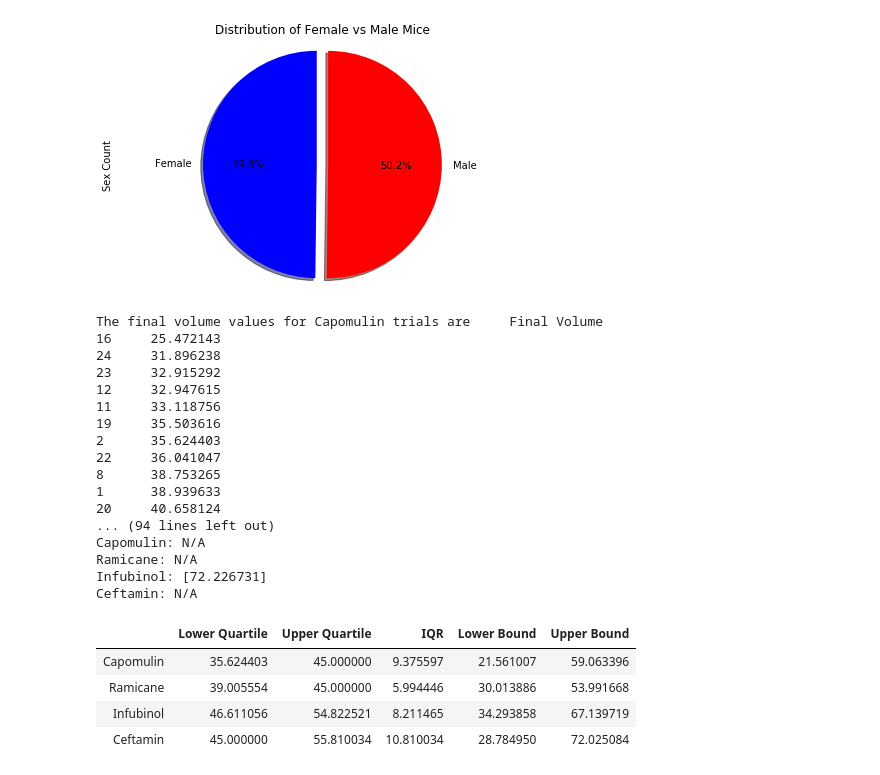
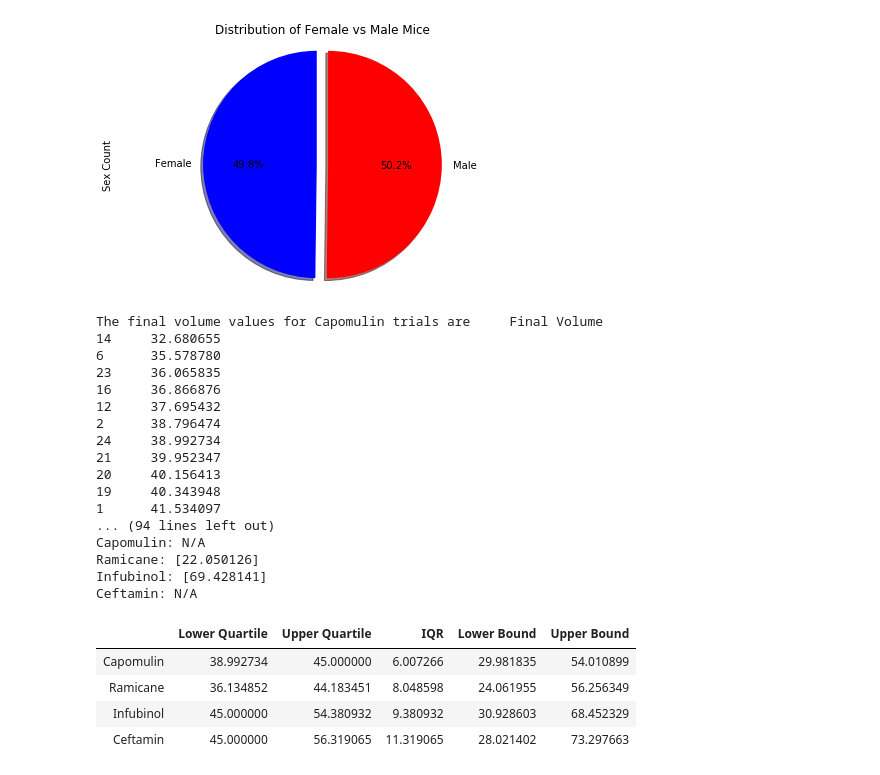
Before and after one commit to KotR9001/matplotlib-challenge, a Jupyter notebook: Pymaceuticals.ipynb, the cells around one changed output. Cells and saved outputs as stored; diff of their text form; code cells hidden in the pictures.

```diff
--- a/Pymaceuticals.ipynb
+++ b/Pymaceuticals.ipynb
@@ -204,7 +206,7 @@ final_capomulin_reg_mouse_vol = final_capomulin_reg_mouse['Tumor Volume (mm3)'].
 capomulin_list = []
 #Append Final Volumes onto Capomulin List
 for vol in final_capomulin_reg_mouse_vol[:]:
-    capomulin_list.append(vol[0])
+    capomulin_list.append(vol[-1])
 #Put List in Column
 capomulin_df = pd.DataFrame({'Final Volume':capomulin_list})
 #Sort Values
@@ -223,7 +225,7 @@ final_ramicane_reg_mouse_vol = final_ramicane_reg_mouse['Tumor Volume (mm3)'].un
 ramicane_list = []
 #Append Final Volumes onto Ramicane List
 for vol in final_ramicane_reg_mouse_vol[:]:
-    ramicane_list.append(vol[0])
+    ramicane_list.append(vol[-1])
 #Put List in Column
 ramicane_df = pd.DataFrame({'Final Volume':ramicane_list})
 #Sort Values
@@ -242,7 +244,7 @@ final_infubinol_reg_mouse_vol = final_infubinol_reg_mouse['Tumor Volume (mm3)'].
 infubinol_list = []
 #Append Final Volumes onto Infubinol List
 for vol in final_infubinol_reg_mouse_vol[:]:
-    infubinol_list.append(vol[0])
+    infubinol_list.append(vol[-1])
 #Put List in Column
 infubinol_df = pd.DataFrame({'Final Volume':infubinol_list})
 #Sort Values
@@ -261,7 +263,7 @@ final_ceftamin_reg_mouse_vol = final_ceftamin_reg_mouse['Tumor Volume (mm3)'].un
 ceftamin_list = []
 #Append Final Volumes onto Ceftamin List
 for vol in final_ceftamin_reg_mouse_vol[:]:
-    ceftamin_list.append(vol[0])
+    ceftamin_list.append(vol[-1])
 #Put List in Column
 ceftamin_df = pd.DataFrame({'Final Volume':ceftamin_list})
 #Sort Values
@@ -300,49 +302,49 @@ ceftamin_quartiles = ceftamin_df['Final Volume'].quantile([0.25,0.5,0.75])
 ceftamin_lower = ceftamin_quartiles[0.25]
 ceftamin_upper = ceftamin_quartiles[0.75]
 ceftamin_iqr = ceftamin_upper - ceftamin_lower
 ceftamin_iqr
 ceftamin_lbound = ceftamin_lower - 1.5 * ceftamin_iqr
 ceftamin_ubound = ceftamin_upper + 1.5 * ceftamin_iqr
 
 #Create a Quartile DataFrame
 quartile_df = pd.DataFrame({'Lower Quartile':[capomulin_lower, ramicane_lower, infubinol_lower, ceftamin_lower],
                            'Upper Quartile':[capomulin_upper, ramicane_upper, infubinol_upper, ceftamin_upper],
                            'IQR':[capomulin_iqr, ramicane_iqr, infubinol_iqr, ceftamin_iqr],
                            'Lower Bound':[capomulin_lbound, ramicane_lbound, infubinol_lbound, ceftamin_lbound],
                            'Upper Bound':[capomulin_ubound, ramicane_ubound, infubinol_ubound, ceftamin_ubound]},
                            index=['Capomulin', 'Ramicane', 'Infubinol', 'Ceftamin'])
 print(f"The final volume values for Capomulin trials are {capomulin_df}.")
 print(f"The final volume values for Ramicane trials are {ramicane_df}.")
 print(f"The final volume values for Infubinol trials are {infubinol_df}.")
 print(f"The final volume values for Ceftamin trials are {ceftamin_df}.")
 print("")
 print("Potential Outliers")
 print("Capomulin: N/A")
-print("Ramicane: N/A")
-print("Infubinol: [72.226731]")
+print("Ramicane: [22.050126]")
+print("Infubinol: [69.428141]")
 print("Ceftamin: N/A")
 
 quartile_df
 # %% [output]
 The final volume values for Capomulin trials are     Final Volume
-16     25.472143
-24     31.896238
-23     32.915292
-12     32.947615
-11     33.118756
-19     35.503616
-2      35.624403
-22     36.041047
-8      38.753265
-1      38.939633
-20     40.658124
+14     32.680655
+6      35.578780
+23     36.065835
+16     36.866876
+12     37.695432
+2      38.796474
+24     38.992734
+21     39.952347
+20     40.156413
+19     40.343948
+1      41.534097
 ... (94 lines left out)
 Capomulin: N/A
-Ramicane: N/A
-Infubinol: [72.226731]
+Ramicane: [22.050126]
+Infubinol: [69.428141]
 Ceftamin: N/A
 |  | Lower Quartile | Upper Quartile | IQR | Lower Bound | Upper Bound |
-| Capomulin | 35.624403 | 45.000000 | 9.375597 | 21.561007 | 59.063396 |
-| Ramicane | 39.005554 | 45.000000 | 5.994446 | 30.013886 | 53.991668 |
-| Infubinol | 46.611056 | 54.822521 | 8.211465 | 34.293858 | 67.139719 |
-| Ceftamin | 45.000000 | 55.810034 | 10.810034 | 28.784950 | 72.025084 |
+| Capomulin | 38.992734 | 45.000000 | 6.007266 | 29.981835 | 54.010899 |
+| Ramicane | 36.134852 | 44.183451 | 8.048598 | 24.061955 | 56.256349 |
+| Infubinol | 45.000000 | 54.380932 | 9.380932 | 30.928603 | 68.452329 |
+| Ceftamin | 45.000000 | 56.319065 | 11.319065 | 28.021402 | 73.297663 |
```
Also changed, not shown: parts of 10 cells of this notebook.
